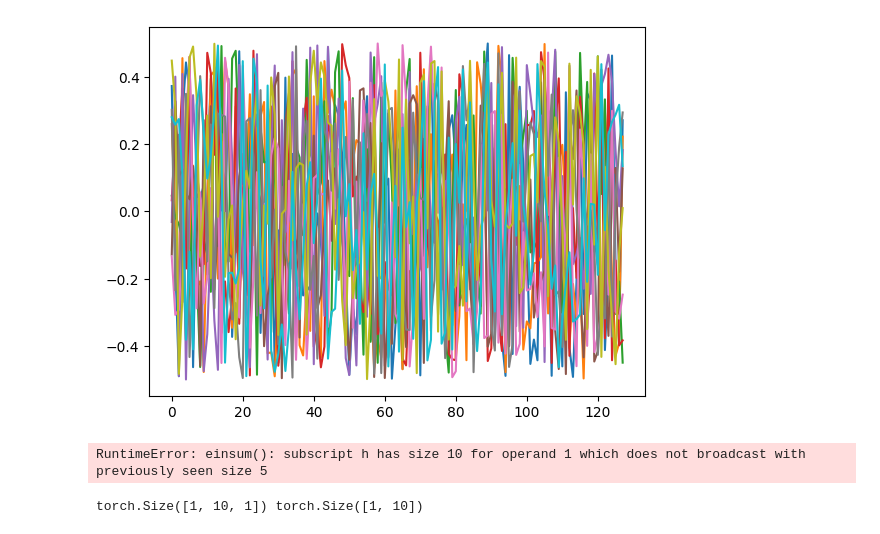
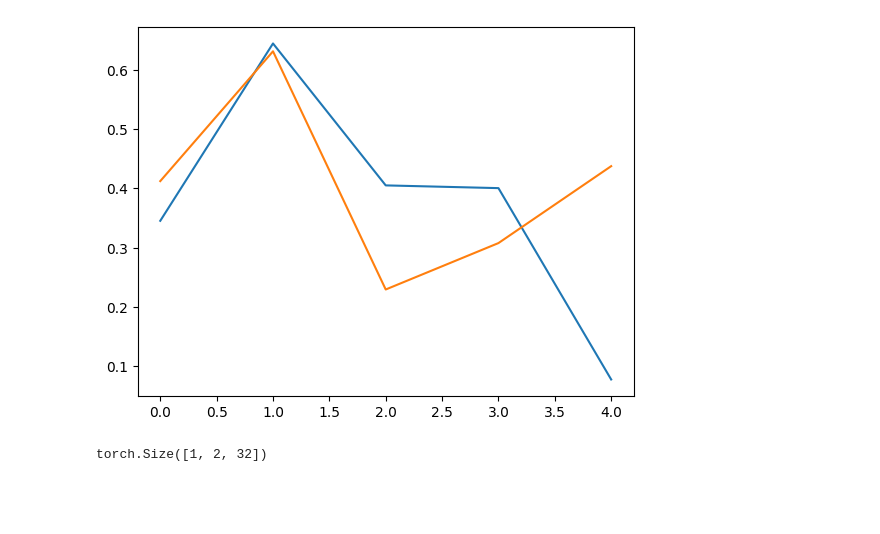
Before and after one commit to lava-nc/lava-dl, a Jupyter notebook: src/lava/lib/dl/slayer/state_space_models/test_s4d.ipynb, the cells around one changed output. Saved outputs shown, nothing was run; the diff lists cells and outputs as text; code cells hidden in the pictures; blank space fills up the shorter version.

```diff
--- a/src/lava/lib/dl/slayer/state_space_models/test_s4d.ipynb
+++ b/src/lava/lib/dl/slayer/state_space_models/test_s4d.ipynb
@@ -10,12 +55,19 @@ Falling back on slow Cauchy and Vandermonde kernel. Install at least one of pyke
 # %%
 batch_size = 1
-inp_dim = 10
-L = 128 # sequence length
+inp_dim = 2
+L = 5 # sequence length
 
-inp = torch.rand(batch_size, L, inp_dim) - 0.5
+inp = torch.rand(batch_size, inp_dim, L) #- 0.5
+#inp = torch.ones(batch_size, inp_dim, L)
+#inp[:, 0 ,:] *= 0.5
+#inp[:, 1 ,:] *= 0.25
+#inp[:, 2 ,:] *= 0.5
+
+
 # inp[0, 1, :] = 1
 # inp[0, 50, :] = 1
+#inp[0].shape
 # %%
-plt.plot(inp[0]);
+plt.plot(inp[0].T);
 # %% [output]
-[figure, old version]
+[figure, new version]
@@ -35,17 +162,16 @@ model = S4D(d_model=model_dim,
 # %%
 # proj = inp_projection(inp)
-out, _ = model(inp)
-print(out.shape)
+out = model(inp)
-# %% [output]
-RuntimeError: einsum(): subscript h has size 10 for operand 1 which does not broadcast with previously seen size 5
 # %%
 model.setup_step()
 state = model.default_state(batch_size)
-print(state.shape, inp[:, 0, :].shape)
-# %% [output]
-torch.Size([1, 10, 1]) torch.Size([1, 10])
 # %%
 out_step = torch.zeros_like(out)
 for t in range(L-1):
-    y, state = model.step(inp[:, t, :], state)
-    out_step[0, t] = y
+    y, state = model.step(inp[:, :, t], state)
+    out_step[0, :, t] = y
+
+state.shape
+(state * model.layer.kernel.dA).shape
+# %% [output]
+torch.Size([1, 2, 32])
```
Also changed, not shown: parts of 16 cells of this notebook, 1 other file.
